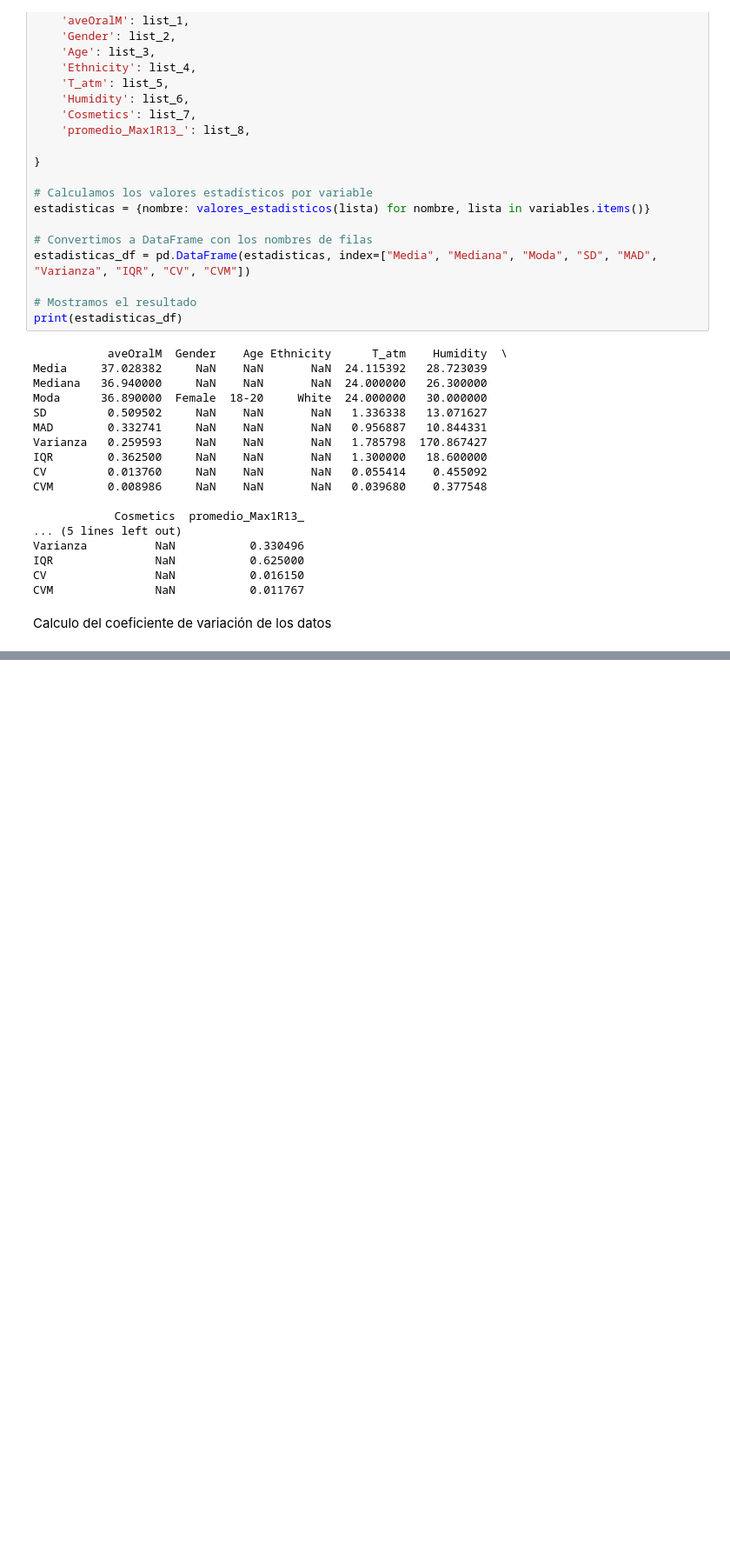
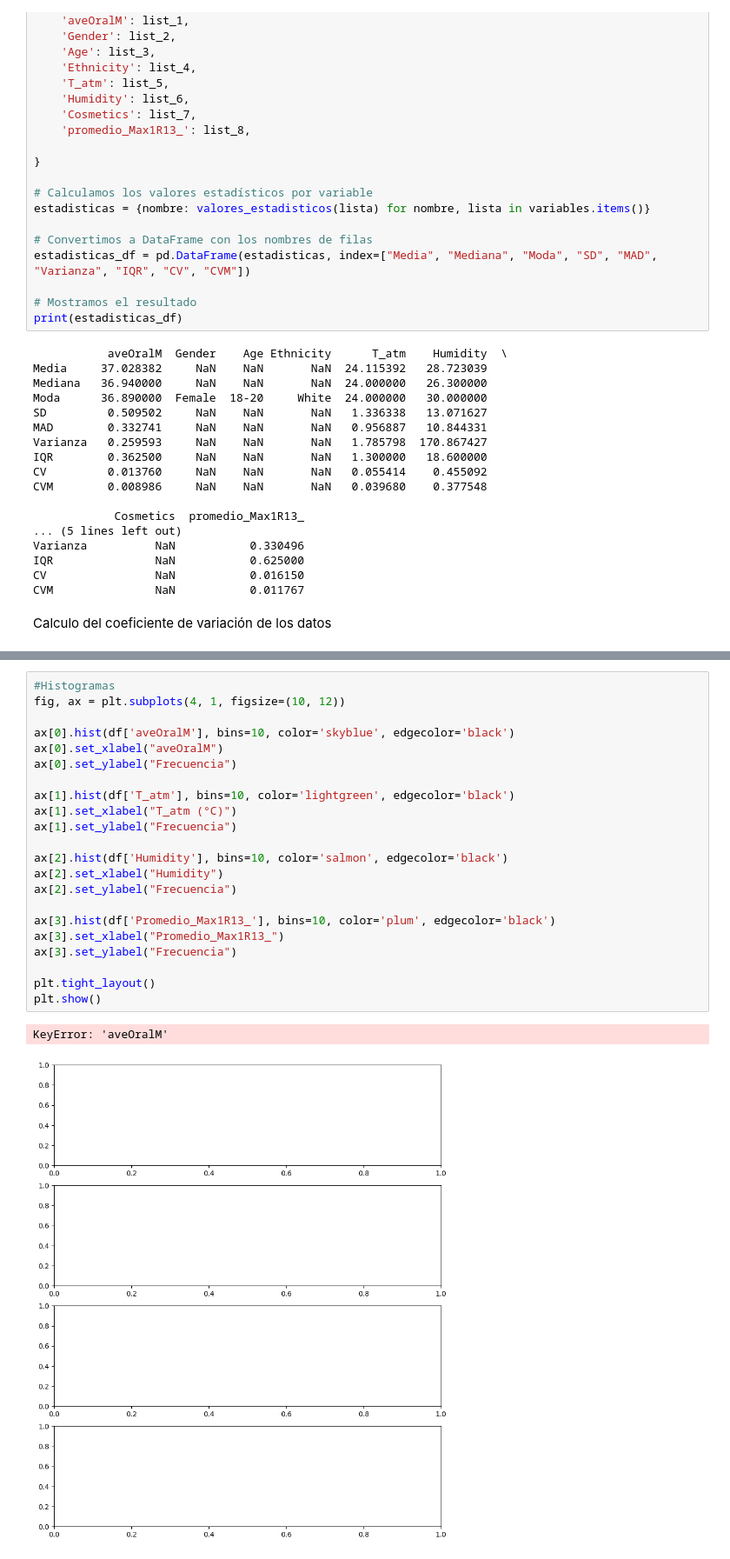
Before and after one commit to CarolinaTabordav/Proyecto-1-estad-stica, a Jupyter notebook: PROYECTO DE ESTADÍSTICA NOTEBOOK.ipynb, the cells around one changed output, grey strips where cells are left out. Shown at 87% size. Cells and saved outputs as stored; diff of their text form; blank space fills up the shorter version.

```diff
--- a/PROYECTO DE ESTADÍSTICA NOTEBOOK.ipynb
+++ b/PROYECTO DE ESTADÍSTICA NOTEBOOK.ipynb
@@ -212,0 +192,25 @@ Cantidad de datos atípicos en promedio_MaxR13: 42
+# %%
+#Histogramas
+fig, ax = plt.subplots(4, 1, figsize=(10, 12))
+
+ax[0].hist(df['aveOralM'], bins=10, color='skyblue', edgecolor='black')
+ax[0].set_xlabel("aveOralM")
+ax[0].set_ylabel("Frecuencia")
+
+ax[1].hist(df['T_atm'], bins=10, color='lightgreen', edgecolor='black')
+ax[1].set_xlabel("T_atm (°C)")
+ax[1].set_ylabel("Frecuencia")
+
+ax[2].hist(df['Humidity'], bins=10, color='salmon', edgecolor='black')
+ax[2].set_xlabel("Humidity")
+ax[2].set_ylabel("Frecuencia")
+
+ax[3].hist(df['Promedio_Max1R13_'], bins=10, color='plum', edgecolor='black')
+ax[3].set_xlabel("Promedio_Max1R13_")
+ax[3].set_ylabel("Frecuencia")
+
+plt.tight_layout()
+plt.show()
+# %% [output]
+KeyError: 'aveOralM'
+[figure, added]
```
Also changed, not shown: parts of 3 cells of this notebook.
